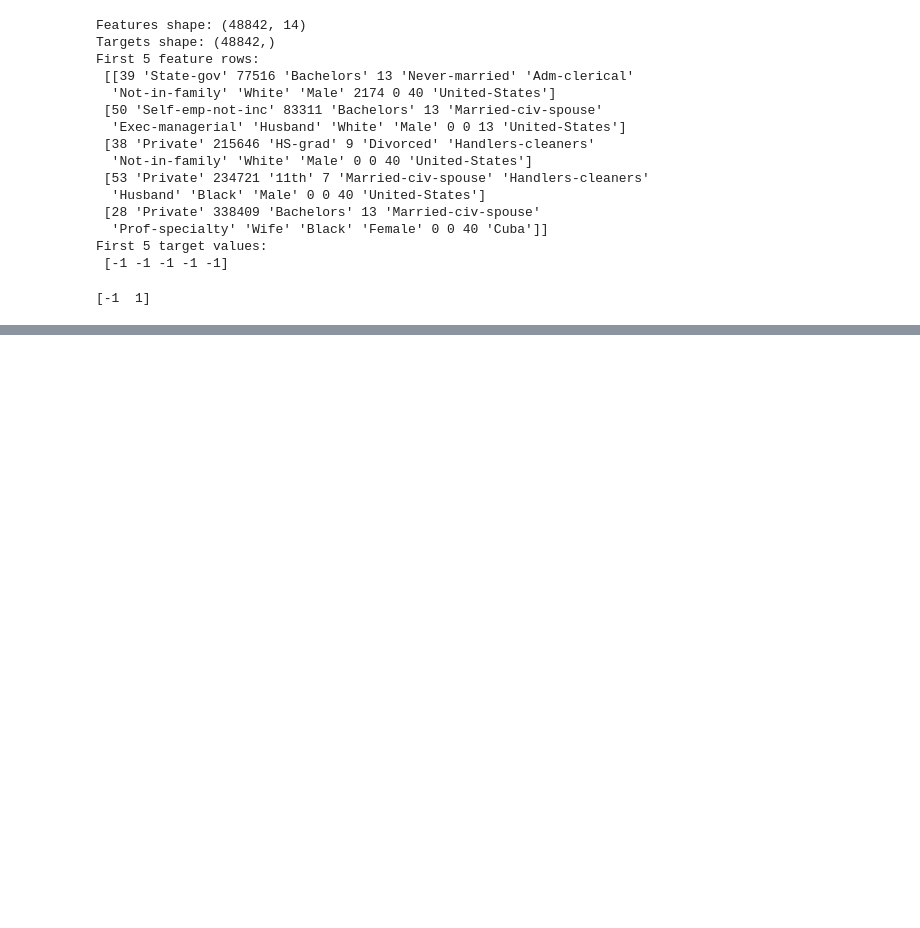
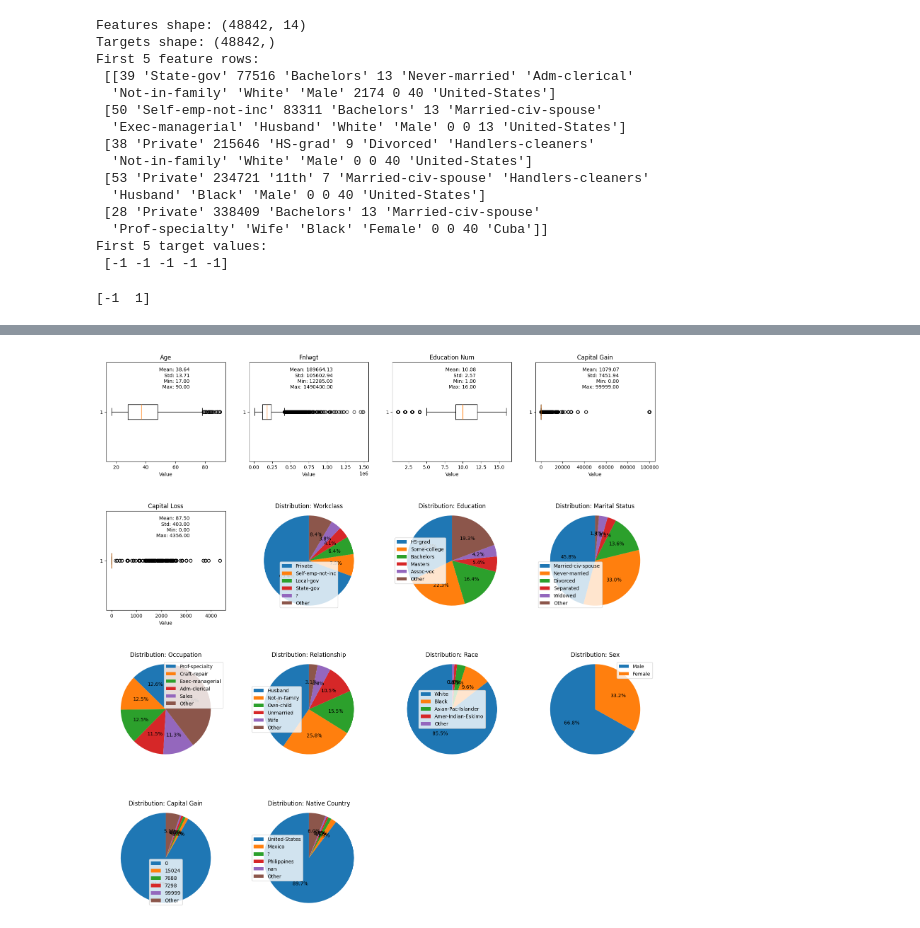
Before and after one commit to arrrnav/ML_Project_178, a Jupyter notebook: ml.ipynb, the cells around one changed output, grey strips where cells are left out. Saved outputs shown, nothing was run; the diff lists cells and outputs as text; code cells hidden in the pictures; blank space fills up the shorter version.

Commit message:
Visualize data

```diff
--- a/ml.ipynb
+++ b/ml.ipynb
@@ -38,0 +84,18 @@ print(np.unique(y))
+# %%
+# top 5 counts for categorical features
+cat_indices = [1, 3, 5, 6, 7, 8, 9, 10, 13]
+for i in cat_indices:
+    print(f"[{features[i]}]")
+
+    feat_data = X[:, i].astype(str)
+
+    unique, counts = np.unique(feat_data, return_counts = True)
+
+    indices = np.argsort(counts)[::-1]
+    unique = unique[indices]
+    counts = counts[indices]
+
+    for i in range(min(5, len(unique))):
+        print(f"{i + 1}. {unique[i]}: {counts[i]}")
+
+    print()
@@ -38,0 +120,55 @@ print(np.unique(y))
+# %%
+fig, axes = plt.subplots(4, 4, figsize=(20, 20))
+fig.subplots_adjust(hspace = 0.5)
+axes = axes.flatten()
+
+plot_idx = 0
+# plot the numerical data
+for i in range(len(int_indices)):
+    feat_idx = int_indices[i]
+
+    feat_data = X[:, feat_idx].astype(float)
+
+    axes[plot_idx].set_title(features[feat_idx], fontsize = 12)
+    axes[plot_idx].boxplot(feat_data, vert = False)
+    axes[plot_idx].set_xlabel("Value", fontsize = 10)
+
+    stats_text = (f"Mean: {np.mean(feat_data):.2f}\nStd: {np.std(feat_data):.2f}\nMin: {np.min(feat_data):.2f}\nMax: {np.max(feat_data):.2f}")
+    axes[plot_idx].text(0.7, 0.95, stats_text, verticalalignment="top", horizontalalignment="right", transform = axes[plot_idx].transAxes)
+
+    plot_idx += 1
+
+
+# plot the categorical data
+for i in range(len(cat_indices)):
+    feat_idx = cat_indices[i]
+
+    feat_data = X[:, feat_idx].astype(str)
+
+    unique, counts = np.unique(feat_data, return_counts = True)
+
+    # sort so we take the most common; anything after the first 5 are considered "other"
+    indices = np.argsort(counts)[::-1]
+    unique = unique[indices]
+    counts = counts[indices]
+
+    top_unique = list(unique[:5])
+    top_counts = list(counts[:5])
+
+    if len(counts) > 5:
+        top_unique.append("Other")
+        other_count = np.sum(counts[5:])
+        top_counts.append(other_count)
+
+    wedges, texts, autotexts = axes[plot_idx].pie(top_counts, autopct = "%1.1f%%", startangle = 90)
+    axes[plot_idx].set_title(f"Distribution: {features[feat_idx]}")
+
+    axes[plot_idx].legend(wedges, top_unique)
+    axes[plot_idx].axis("equal")
+
+    plot_idx += 1
+
+for i in range(plot_idx, len(axes)):
+    fig.delaxes(axes[i])
+# %% [output]
+[figure, added]
```
Also changed, not shown: parts of 3 cells of this notebook.
